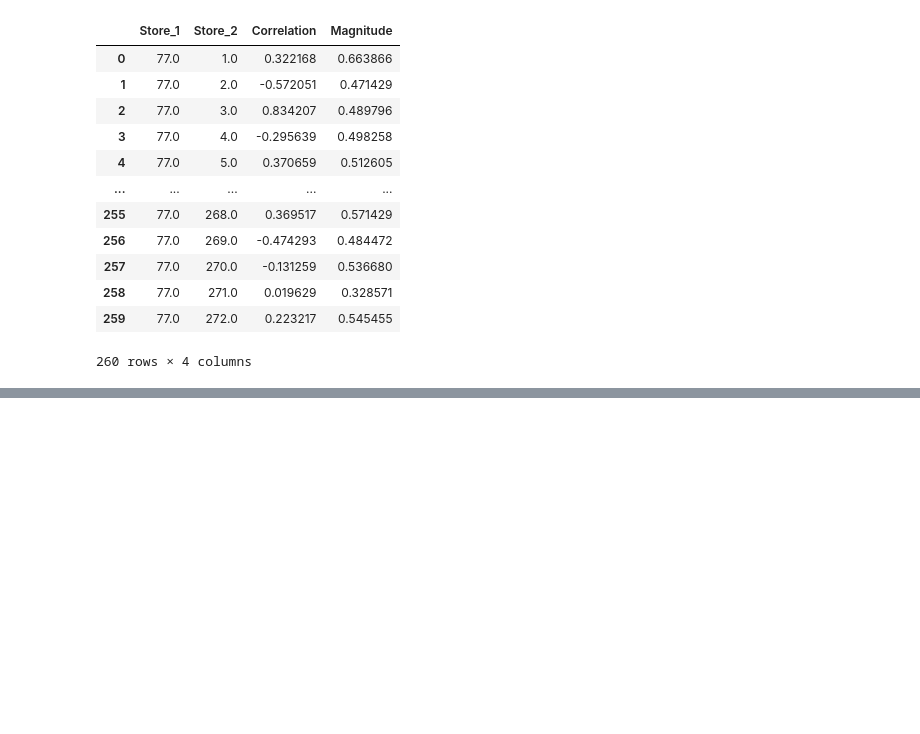
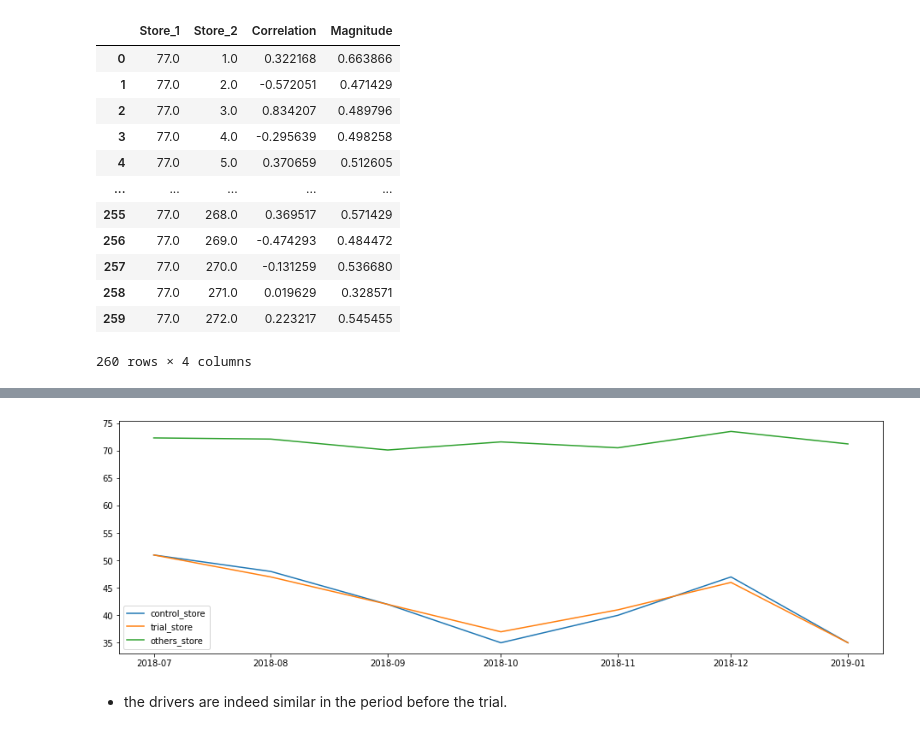
Before and after one commit to nyinyibo-ui/QuantiumProject-Forage-, a Jupyter notebook: task2.ipynb, the cells around one changed output, grey strips where cells are left out. Saved outputs shown, nothing was run; the diff lists cells and outputs as text; code cells hidden in the pictures; blank space fills up the shorter version.

```diff
--- a/task2.ipynb
+++ b/task2.ipynb
@@ -469,0 +597,12 @@ score_nCus
+# %%
+## FOR NUMBER OF CUSTOMERS
+#create df to plot
+control_ncus_plot=pastSales.loc[pastSales["storeTypes"]=="control_store",["TransactionMonth","numCust"]]
+control_ncus_plot.set_index("TransactionMonth",inplace=True)
+
+trial_ncus_plot=pastSales.loc[pastSales["storeTypes"]=="trial_store",["TransactionMonth","numCust"]]
+trial_ncus_plot.set_index("TransactionMonth",inplace=True)
+
+others_ncus_plot=pastSales.loc[pastSales["storeTypes"]=="other_stores",["TransactionMonth","numCust"]]
+others_ncus_plot=pd.DataFrame(others_ncus_plot.groupby("TransactionMonth")["numCust"].mean())
+others_ncus_plot
@@ -469,0 +619,5 @@ score_nCus
+# %%
+#combine them into one df
+combine_nCus_plots=pd.concat([control_ncus_plot,trial_ncus_plot,others_ncus_plot],axis=1)
+combine_nCus_plots.columns=["control_store","trial_store","others_store"]
+combine_nCus_plots
@@ -469,0 +634,11 @@ score_nCus
+# %%
+#Visualise
+plt.figure(figsize=(16,5))
+plt.plot(combine_nCus_plots)
+plt.legend(combine_nCus_plots.columns)
+plt.show()
+# %% [output]
+[figure, added]
+# %% [markdown]
+* the drivers are
+indeed similar in the period before the trial.
```
Also changed, not shown: parts of 14 cells of this notebook.
